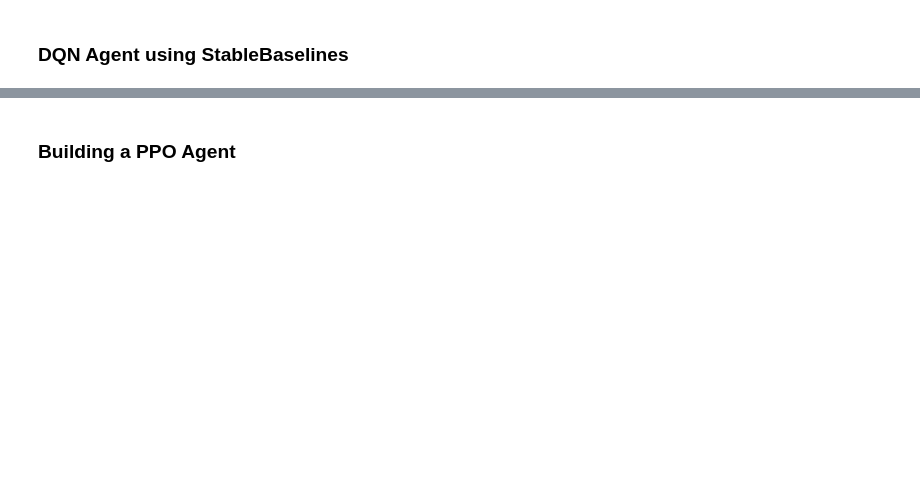
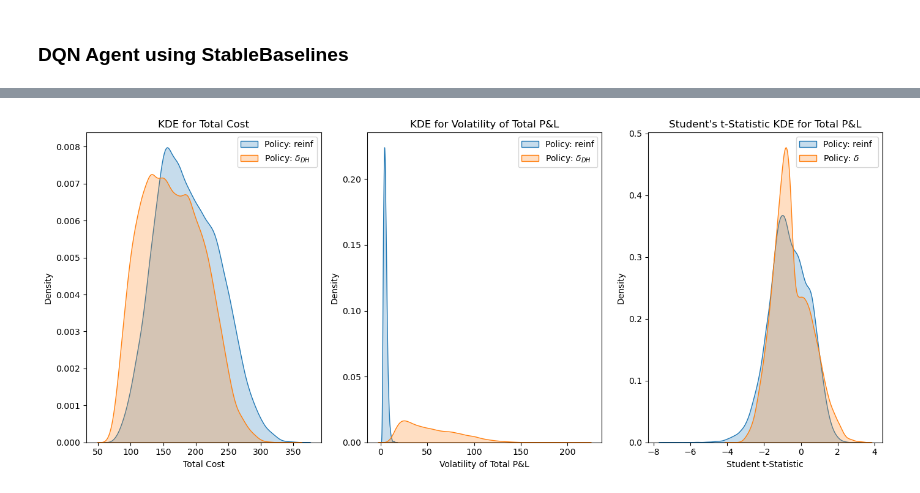
Before and after one commit to Lambulani/deepHedgingRL, a Jupyter notebook: notebooks/Deep_Hedging_DQN.ipynb, the cells around one changed output, grey strips where cells are left out. Drawn from its saved outputs; the diff is of its cells as text; code cells hidden in the pictures; blank space fills up the shorter version.

```diff
--- a/notebooks/Deep_Hedging_DQN.ipynb
+++ b/notebooks/Deep_Hedging_DQN.ipynb
@@ -230,12 +230,16 @@ def student_t_statistic(data):
     t_statistic = sample_mean / (sample_std / np.sqrt(n))
     return t_statistic
 
-# Gettting kernel density estimates for cost and volatility
-num_episodes = 1
+# Getting kernel density estimates for cost and volatility
+num_episodes = 20000
 cost_pnls_dh= []
 cost_pnls_reinf = []
+
 total_pnls_vol_dh =[]
 total_pnls_vol_reinf = []
+
+t_stat_pnl_dh = []
+t_stat_pnl_reinf = []
 
 for episode in range(num_episodes):
     state = env.reset()
@@ -250,30 +254,72 @@ for episode in range(num_episodes):
     while not done:
         current_state = env.get_state()
         delta_action = -100 * round(current_state[4], 2)
-        deltas.append(delta_action)
         delta_h_dh= delta_action - dh_actions[-1]
+        deltas.append(delta_h_dh)
         dh_actions.append(delta_action)
 
-        action, _states = model.predict(current_state, deterministic = False)
-        next_state, reward, done, info = env.step(action-0)
-        delta_h_reinf =   next_state[0] -current_state[0]
+        action, _states = model.predict(current_state, deterministic = True)
+        next_state, reward, done,done, info = env.step(action-0)
+        delta_h_reinf = next_state[0] -current_state[0]
 
 
         cum_cost_pnl_dh += cost(delta_h_dh, 5)
         cum_cost_pnl_reinf += cost(delta_h_reinf, 5)
 
-        total_pnl_reinf = ((100*(next_state[3]-current_state[3])) + (-next_state[0]*(next_state[1] -current_state[1])- cost(delta_h_reinf, 5)))/100
-        total_pnl_dh = ((100*(next_state[3]-current_state[3])) + (-delta_action*(next_state[1] -current_state[1])- cost(delta_h_dh, 5)))/100
+        total_pnl_reinf = ((100*(next_state[3]-current_state[3])) + (-current_state[0]*(next_state[1] -current_state[1])- cost(delta_h_reinf, 5)))/10
+        total_pnl_dh = ((100*(next_state[3]-current_state[3])) + (-(delta_action-deltas[-1])*(next_state[1] -current_state[1])- cost(delta_h_dh, 5)))/10
         cum_total_pnl_reinf.append(total_pnl_reinf)
         cum_total_pnl_dh.append(total_pnl_dh)
+        if done:
+            vol_reinf = np.std(cum_total_pnl_reinf)
+            vol_dh = np.std(cum_total_pnl_dh)
 
-        if done:
+            student_t_reinf = student_t_statistic(cum_total_pnl_reinf)
+            student_t_dh = student_t_statistic(cum_total_pnl_dh)
+
+            cost_pnls_reinf.append(cum_cost_pnl_reinf)
+            cost_pnls_dh.append(cum_cost_pnl_dh)
+            total_pnls_vol_reinf.append(vol_reinf)
+            total_pnls_vol_dh.append(vol_dh)
+            t_stat_pnl_reinf.append(student_t_reinf)
+            t_stat_pnl_dh.append(student_t_dh)
             state = env.reset()
 
-    vol_reinf = np.std(cum_total_pnl_reinf)
-    vol_dh = np.std(cum_total_pnl_dh)
 
-    cost_pnls_reinf.append(cum_cost_pnl_reinf)
-    cost_pnls_dh.append(cum_cost_pnl_dh)
-    total_pnls_vol_reinf.append(vol_reinf)
-    total_pnls_vol_dh.append(vol_dh)
+from scipy import stats
+import seaborn as sns
+
+# Plot kernel density estimates for total cost
+plt.figure(figsize=(14, 6))
+
+plt.subplot(1, 3, 1)
+sns.kdeplot(cost_pnls_reinf, label='Policy: reinf', shade=True)
+sns.kdeplot(cost_pnls_dh, label='Policy: $\delta_{DH}$', shade=True)
+plt.title('KDE for Total Cost')
+plt.xlabel('Total Cost')
+plt.ylabel('Density')
+plt.legend()
+
+# Plot kernel density estimates for volatility of total P&L
+plt.subplot(1, 3, 2)
+sns.kdeplot(total_pnls_vol_reinf, label='Policy: reinf', shade=True)
+sns.kdeplot(total_pnls_vol_dh, label='Policy: $\delta_{DH}$', shade=True)
+plt.title('KDE for Volatility of Total P&L')
+plt.xlabel('Volatility of Total P&L')
+plt.ylabel('Density')
+plt.legend()
+
+# Plot KDE for Student's t-statistic of Total P&L
+plt.subplot(1, 3, 3)
+sns.kdeplot(t_stat_pnl_reinf, label='Policy: reinf ', shade=True)
+sns.kdeplot(t_stat_pnl_dh, label='Policy: $\delta$', shade=True)
+plt.title("Student's t-Statistic KDE for Total P&L")
+plt.xlabel('Student t-Statistic')
+plt.ylabel('Density')
+plt.legend()
+
+plt.tight_layout()
+
+plt.savefig("models/DQN/DQN_KernelDensities_20000")
+plt.show()
+# %% [output]
@@ -279,0 +343 @@ for episode in range(num_episodes):
+[figure, added]
@@ -308,2 +343,0 @@ plt.show()
-# %% [markdown]
-### Building a PPO Agent
```
Also changed, not shown: parts of 14 cells of this notebook, 15 other files.
